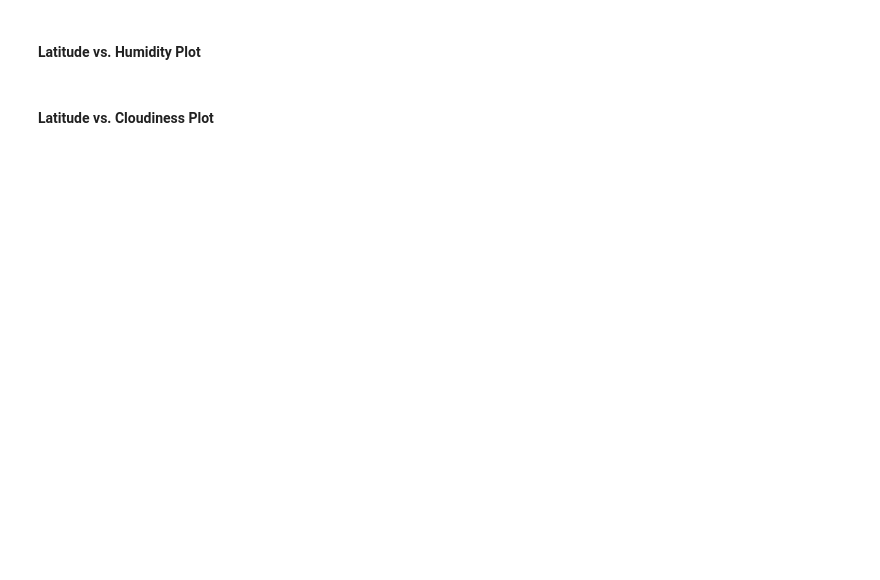
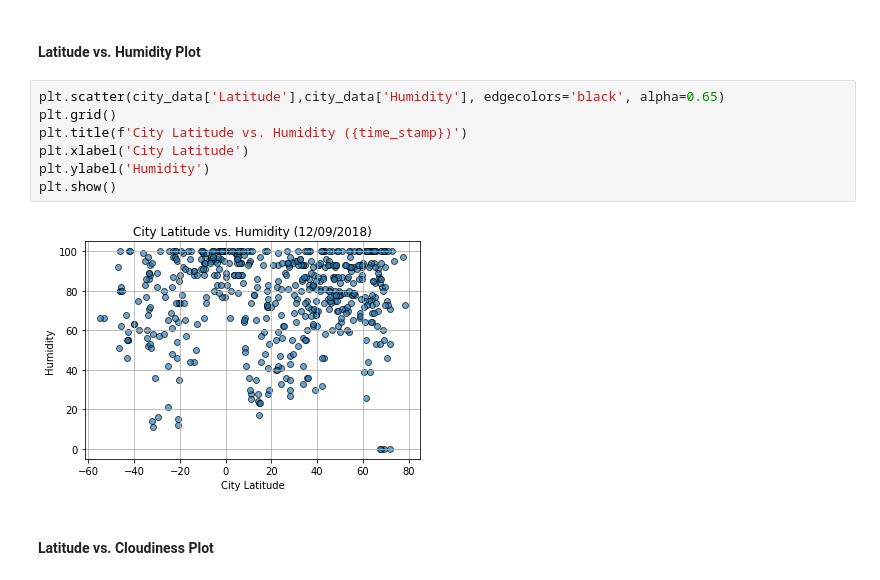
Before and after one commit to Ohmarr/Weatherpy, a Jupyter notebook: dev/WeatherPy.ipynb, the cells around one changed output. Cells and saved outputs as stored; diff of their text form; blank space fills up the shorter version.

```diff
--- a/dev/WeatherPy.ipynb
+++ b/dev/WeatherPy.ipynb
@@ -208,4 +239,13 @@ city_data.head()
 # %% [markdown]
 #### Latitude vs. Humidity Plot
+# %%
+plt.scatter(city_data['Latitude'],city_data['Humidity'], edgecolors='black', alpha=0.65)
+plt.grid()
+plt.title(f'City Latitude vs. Humidity ({time_stamp})')
+plt.xlabel('City Latitude')
+plt.ylabel('Humidity')
+plt.show()
+# %% [output]
+[figure, added]
 # %% [markdown]
 #### Latitude vs. Cloudiness Plot
```
Also changed, not shown: parts of 12 cells of this notebook.
